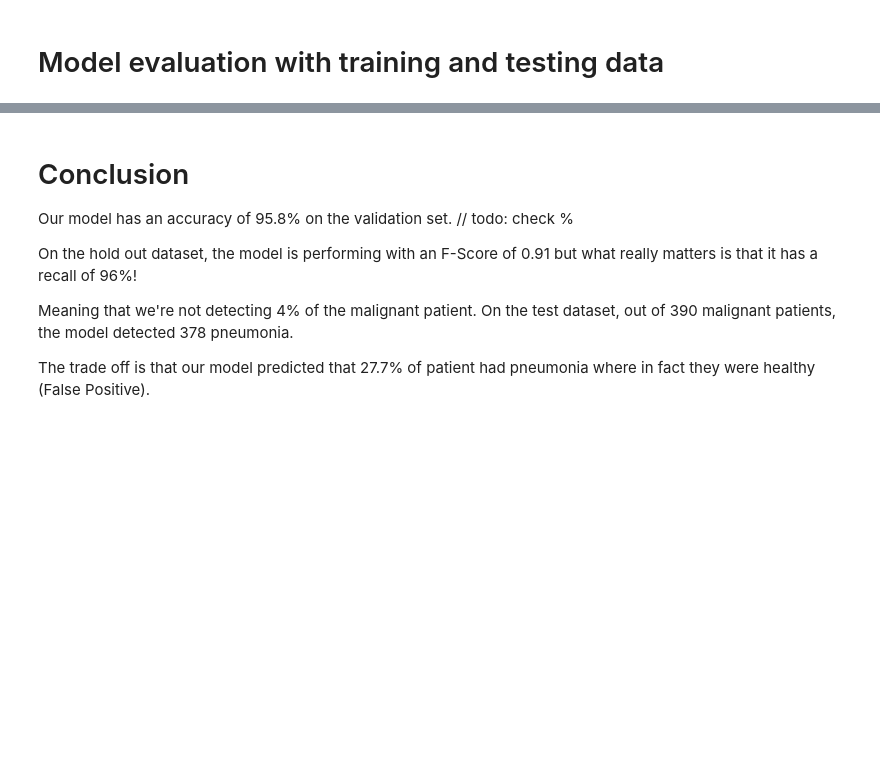
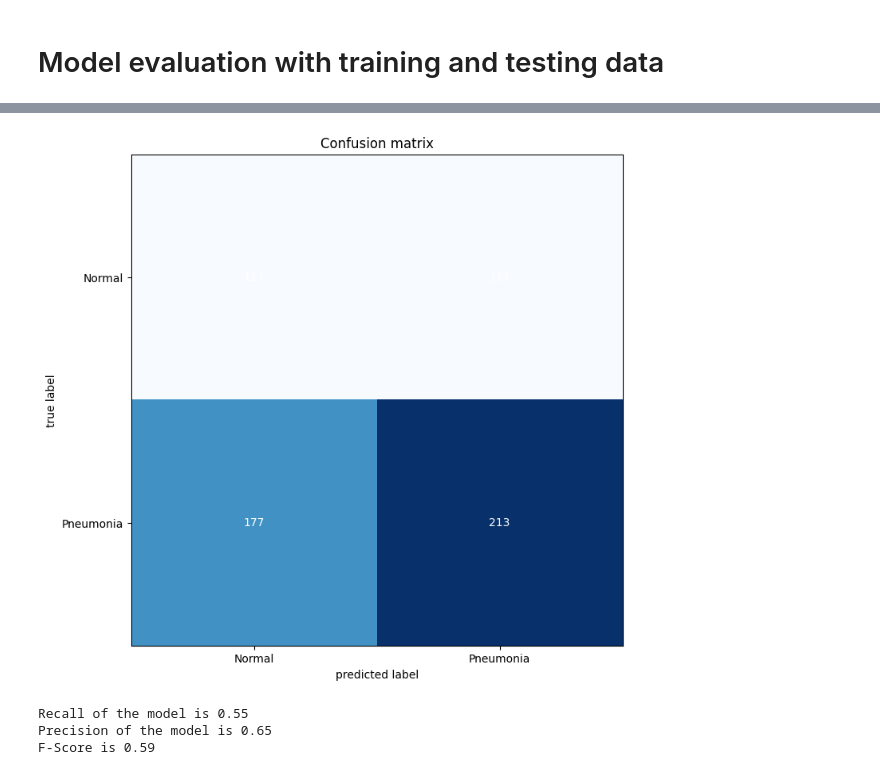
Before and after one commit to biistoufleex/Zoidbergb, a Jupyter notebook: zoidberg.ipynb, the cells around one changed output, grey strips where cells are left out. Saved outputs shown, nothing was run; the diff lists cells and outputs as text; code cells hidden in the pictures; blank space fills up the shorter version.

Commit message:
feat: changement model

```diff
--- a/zoidberg.ipynb
+++ b/zoidberg.ipynb
@@ -52,9 +56,11 @@ MODEL_PNG = 'cnn_model.png'
 #checkpoint dir
 CHECKPOINT_DIR = 'checkpoints/'
 # name of best model to save
-MODEL_SAVED = 'saved_model/best_model.h5'
+MODEL_SAVED = 'saved_model/model.h5'
 # Default batch size
 BATCH_SIZE = 32
+# Image size
+IMAGE_SIZE = 180
 # %% [markdown]
 # Function to display random images...
 # %%
@@ -113,10 +125,10 @@ Image_gen = ImageDataGenerator(
         brightness_range=[0.5,2.0],
         width_shift_range = 0.2,
         rotation_range=20,
-        fill_mode = 'nearest'
+        fill_mode = 'nearest',
 )
 val_Datagen = ImageDataGenerator(
-        rescale = 1/255
+        rescale = 1/255,
 )
 # %% [markdown]
 # Flow from directory
@@ -129,16 +141,19 @@ train = Image_gen.flow_from_directory(
     train_directory,
     batch_size=32,
     class_mode='binary',
+    target_size=(IMAGE_SIZE, IMAGE_SIZE)
     )
 
 validation = Image_gen.flow_from_directory(
     val_directory,
     batch_size=2,
     class_mode='binary',
+    target_size=(IMAGE_SIZE, IMAGE_SIZE)
     )
 
 test = val_Datagen.flow_from_directory(
     test_directory,
     batch_size=2,
     class_mode='binary',
+    target_size=(IMAGE_SIZE, IMAGE_SIZE)
     )
@@ -280,0 +334,16 @@ ValueError: Failed to convert a NumPy array to a Tensor (Unsupported object type
+# %%
+# Obtain the predicted labels for the test dataset
+model = tf.keras.models.load_model(MODEL_SAVED)
+test_preds = []
+for i in range(len(test)):
+    test_batch = test[i]
+    batch_preds = model.predict(test_batch[0])
+    test_preds.append(np.round(batch_preds).astype(int))
+test_preds = np.concatenate(test_preds)
+
+# Obtain the true labels for the test dataset
+test_true = test.classes
+
+# Generate the confusion matrix
+cm = confusion_matrix(test_true, test_preds)
+print(cm)
@@ -281,22 +369,8 @@ ValueError: Failed to convert a NumPy array to a Tensor (Unsupported object type
 # %%
-# Create a confusion matrix
-Y_pred = new_model.predict(test)
-Y_pred_classes = np.argmax(Y_pred, axis=1)
-Y_true = np.argmax(test, axis=1)
-confusion_mtx = confusion_matrix(Y_true, Y_pred_classes)
-
-fig, ax = plot_confusion_matrix(conf_mat=confusion_mtx ,  figsize=(8,8))
+fig, ax = plot_confusion_matrix(conf_mat=cm ,  figsize=(8,8))
 plt.title('Confusion matrix')
 plt.xticks(range(2), ['Normal','Pneumonia'], fontsize=10)
 plt.yticks(range(2), ['Normal','Pneumonia'], fontsize=10)
 plt.show()
+# %% [output]
+[figure, added]
-# %% [markdown]
-# Conclusion
-
-<p> Our model has an accuracy of 95.8% on the validation set. // todo: check %
-
-On the hold out dataset, the model is performing with an F-Score of 0.91 but what really matters is that it has a recall of 96%!
-
-Meaning that we're not detecting 4% of the malignant patient. On the test dataset, out of 390 malignant patients, the model detected 378 pneumonia.
-
-The trade off is that our model predicted that 27.7% of patient had pneumonia where in fact they were healthy (False Positive). </p>
@@ -302,0 +395,14 @@ The trade off is that our model predicted that 27.7% of patient had pneumonia wh
+# %%
+tp, fp, tn ,fn = perf_measure(test_true, test_preds)
+
+precision = tp/(tp+fp)
+recall = tp/(tp+fn)
+f_score = (2*precision*recall)/(precision+recall)
+
+print("Recall of the model is {:.2f}".format(recall))
+print("Precision of the model is {:.2f}".format(precision))
+print("F-Score is {:.2f}".format(f_score))
+# %% [output]
+Recall of the model is 0.55
+Precision of the model is 0.65
+F-Score is 0.59
```
Also changed, not shown: parts of 19 cells of this notebook, 8 other files.
